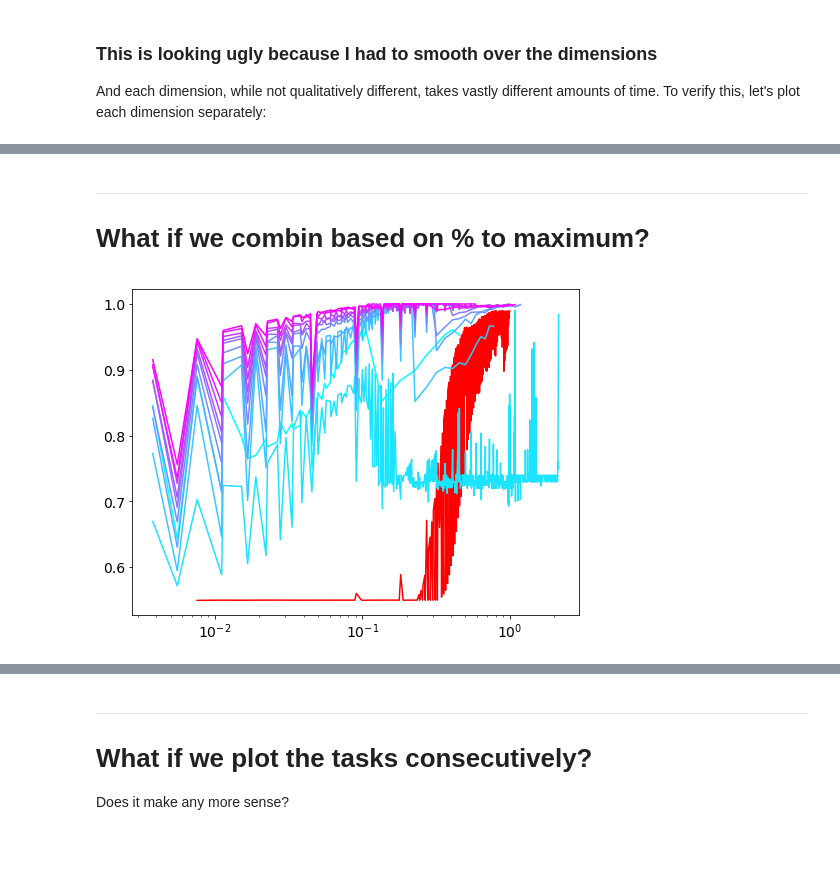
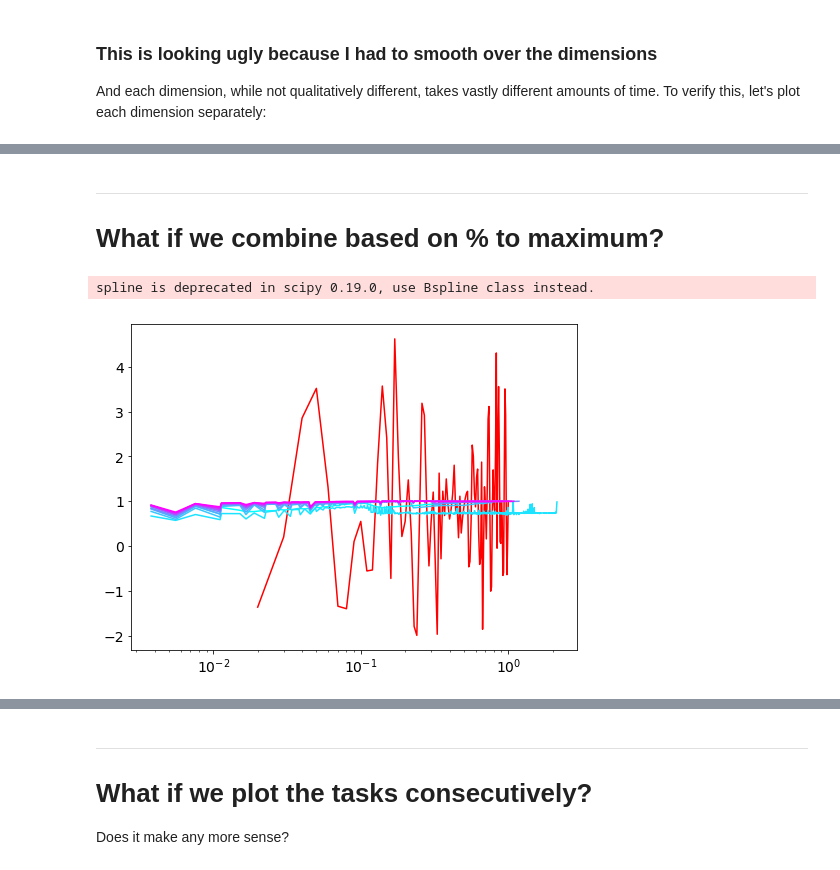
Before and after one commit to guydav/deep-learning-projects, a Jupyter notebook: notebooks/Simultaneous_Training_Plots.ipynb, the cells around one changed output, grey strips where cells are left out. Saved outputs shown, nothing was run; the diff lists cells and outputs as text; code cells hidden in the pictures.

Commit message:
WIP on the results for the simultaneous training.

```diff
--- a/notebooks/Simultaneous_Training_Plots.ipynb
+++ b/notebooks/Simultaneous_Training_Plots.ipynb
@@ -141,7 +142,7 @@ for dimension_index in range(3):
 # %% [markdown]
 ------
 
-# What if we combin based on % to maximum?
+# What if we combine based on % to maximum?
 # %%
 SEQUENTIAL_TRIALS_PER_EPOCH = 22500
 SIMULTANEOUS_TRIALS_PER_EPOCH = 45000
@@ -191,32 +192,39 @@ sequential_xs = []
 sequential_ys = []
 sequential_y_sems = []
 
 for task in range(10):
     seq_x, seq_y = zip(*[(key, np.mean(sequential_means[task][key])) for key in sorted(sequential_means[task].keys())])
     sequential_xs.append(np.array(seq_x))
     sequential_ys.append(np.array(seq_y))
     seq_y_sem = [np.sqrt(np.sum(sequential_sems[task][key])) / len(sequential_sems[task][key])
                  for key in sorted(sequential_sems[task].keys())]
     sequential_y_sems.append(np.array(seq_y_sem))
 
 
 plt.figure(figsize=(8, 6))
 cmap = plt.get_cmap(QUERY_ORDINAL_POSITION_COMORLAP)
 
-plt.plot(simultaneous_x, simultaneous_y, color='red')
+# plt.plot(simultaneous_x, simultaneous_y, color='red')
+# Let's try a spline:
+spline_simul_x = np.linspace(0.02, 1, 99)
+spline_simul_y = spline(simultaneous_x, simultaneous_y, spline_simul_x, order=4
+                       )
+plt.plot(spline_simul_x, spline_simul_y, color='red')
+
 # plt.fill_between(simultaneous_x, simultaneous_y - simultaneous_y_sem, simultaneous_y + simultaneous_y_sem,
 #                  color='red', alpha=0.25)
 
 for task in range(10):
     seq_x = sequential_xs[task]
     seq_y = sequential_ys[task]
     seq_y_sem = sequential_y_sems[task]
 
     color = cmap(task / 9)
     plt.plot(seq_x, seq_y, color=color)
 #     plt.fill_between(seq_x, seq_y - seq_y_sem, seq_y + seq_y_sem, color=color, alpha=0.25)
 
 plt.semilogx()
 plt.show()
 # %% [output]
+spline is deprecated in scipy 0.19.0, use Bspline class instead.
-[figure, old version]
+[figure, new version]
```
Also changed, not shown: parts of 9 cells of this notebook, 3 other files.
